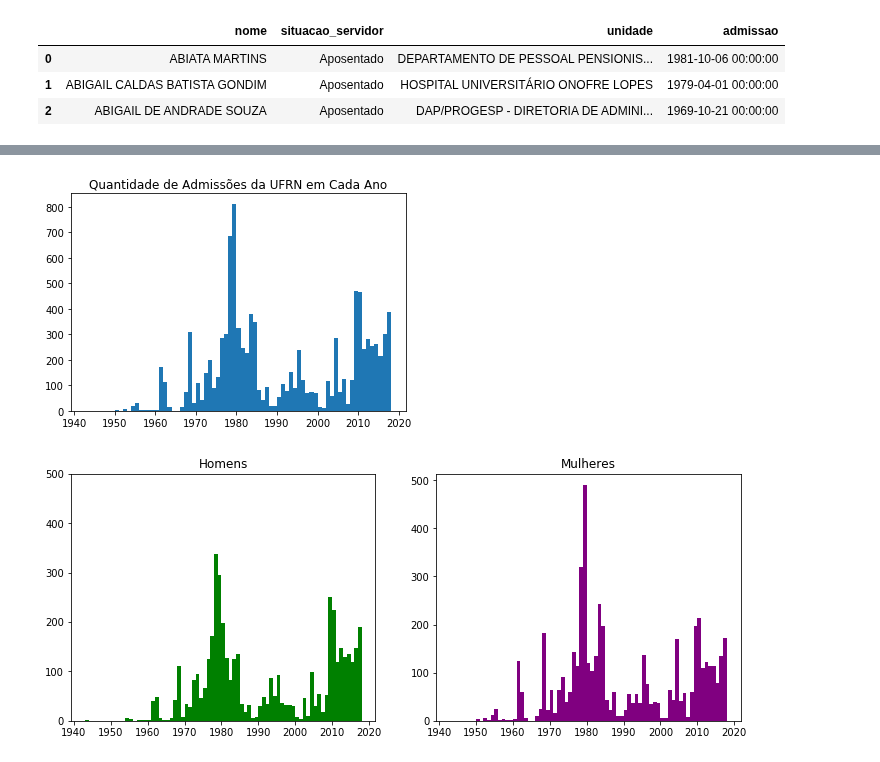
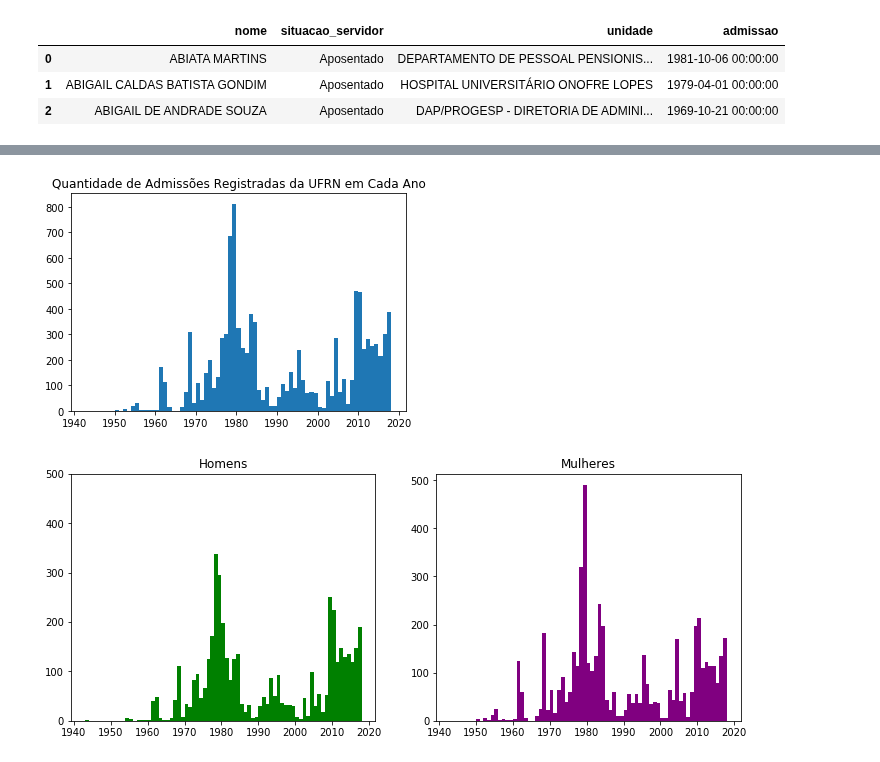
Before and after one commit to kevinwall/Probabilidade_Projeto, a Jupyter notebook: Rascunho.ipynb, the cells around one changed output, grey strips where cells are left out. Drawn from its saved outputs; the diff is of its cells as text; code cells hidden in the pictures.

```diff
--- a/Rascunho.ipynb
+++ b/Rascunho.ipynb
@@ -38,10 +41,10 @@ suppressMessages(library(genderBR))
 # %%
 fig, ax = plt.subplots()
 ax.hist(servidores.admissao, bins=75, range=(1943,2018))
-plt.title("Quantidade de Admissões da UFRN em Cada Ano")
+plt.title("Quantidade de Admissões Registradas da UFRN em Cada Ano")
 plt.show()
 # %% [output]
-[figure, old version]
+[figure, new version]
 # %%
 #Criamos uma nova coluna contendo os gêneros dos servidores
 generos = []
```
Also changed, not shown: parts of 13 cells of this notebook.
